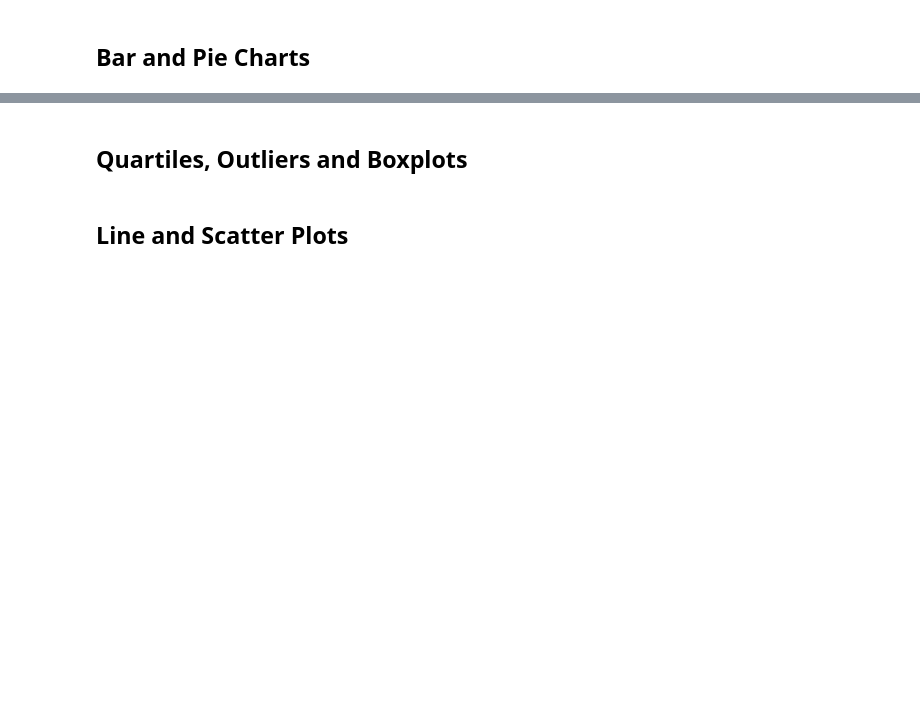
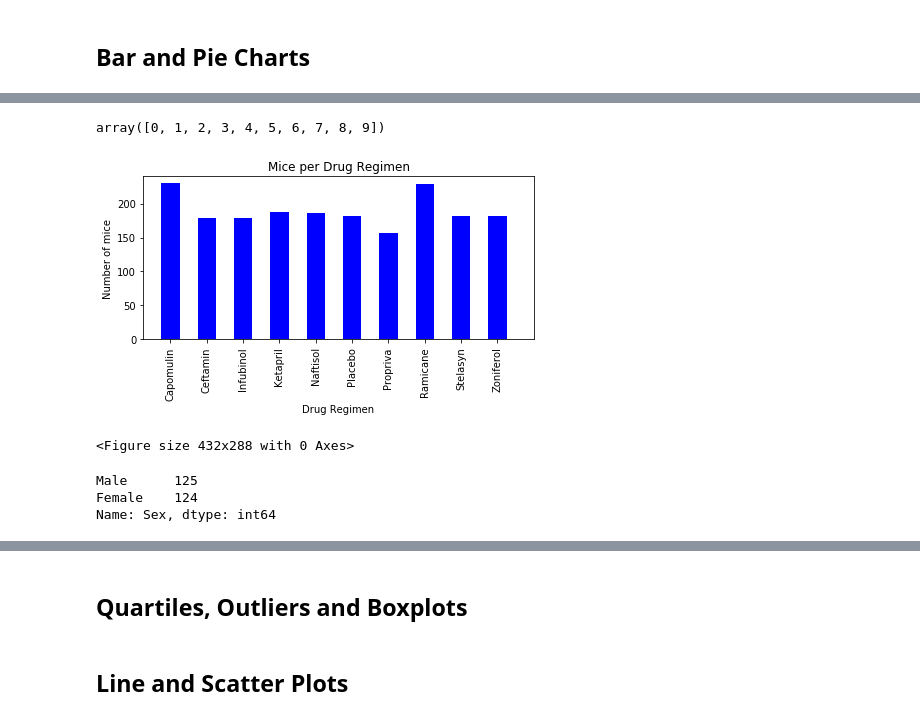
Before and after one commit to alfonsocamero/python-matplotlib-challenge, a Jupyter notebook: Pymaceuticals/pymaceuticals_starter.ipynb, the cells around one changed output, grey strips where cells are left out. Saved outputs shown, nothing was run; the diff lists cells and outputs as text; code cells hidden in the pictures; blank space fills up the shorter version.

```diff
--- a/Pymaceuticals/pymaceuticals_starter.ipynb
+++ b/Pymaceuticals/pymaceuticals_starter.ipynb
@@ -221,0 +253,4 @@ aggsum_df
+# %%
+mice_per_regi2 = clean_data_df.groupby('Drug Regimen').count().reset_index()
+mice_perdrug2 = mice_per_regi[['Drug Regimen', 'Mouse ID']]
+mice_perdrug2
@@ -222,4 +269,37 @@ aggsum_df
 # %%
 # Generate a bar plot showing the total number of unique mice tested on each drug regimen using pyplot.
+# Set x axis and tick locations
+x_axis = np.arange(len(mice_perdrug))
+tick_locations = [value for value in x_axis]
+x_axis
+# %% [output]
+array([0, 1, 2, 3, 4, 5, 6, 7, 8, 9])
+# %%
+# Create a list indicating where to write x labels
+plt.figure(figsize=(7,3))
+plt.bar(x_axis, mice_perdrug2["Mouse ID"], color='b', alpha=1, width=.5, align="center")
+plt.xticks(tick_locations, mice_perdrug2["Drug Regimen"], rotation="vertical")
+
+# Set a title for the chart
+plt.title("Mice per Drug Regimen")
+plt.xlabel("Drug Regimen")
+plt.ylabel("Number of mice")
+
+# Set x and y limits
+plt.xlim(-0.75, len(x_axis))
+plt.ylim(0, max(mice_perdrug["Mouse ID"])+10)
+
+plt.show()
+plt.tight_layout()
+# %% [output]
+[figure, added]
+<Figure size 432x288 with 0 Axes>
 # %%
 # Generate a pie plot showing the distribution of female versus male mice using pandas
+all_mice = combined_data_df.drop_duplicates(subset='Mouse ID', keep='first')
+male_female = all_mice['Sex'].value_counts()
+male_female
+# %% [output]
+Male      125
+Female    124
+Name: Sex, dtype: int64
```
Also changed, not shown: parts of 7 cells of this notebook, 1 other file.
